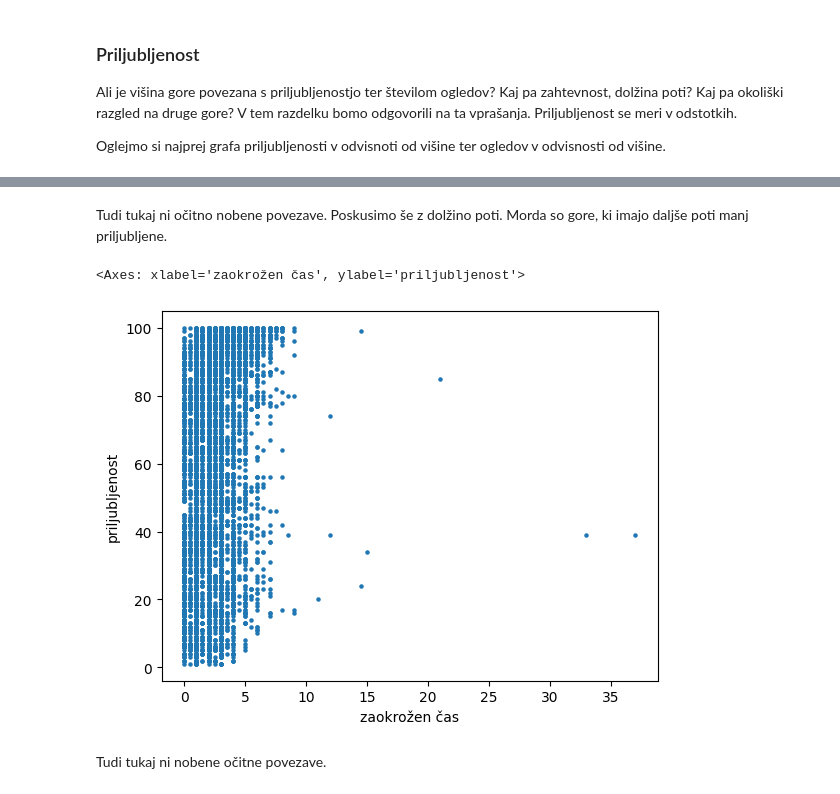
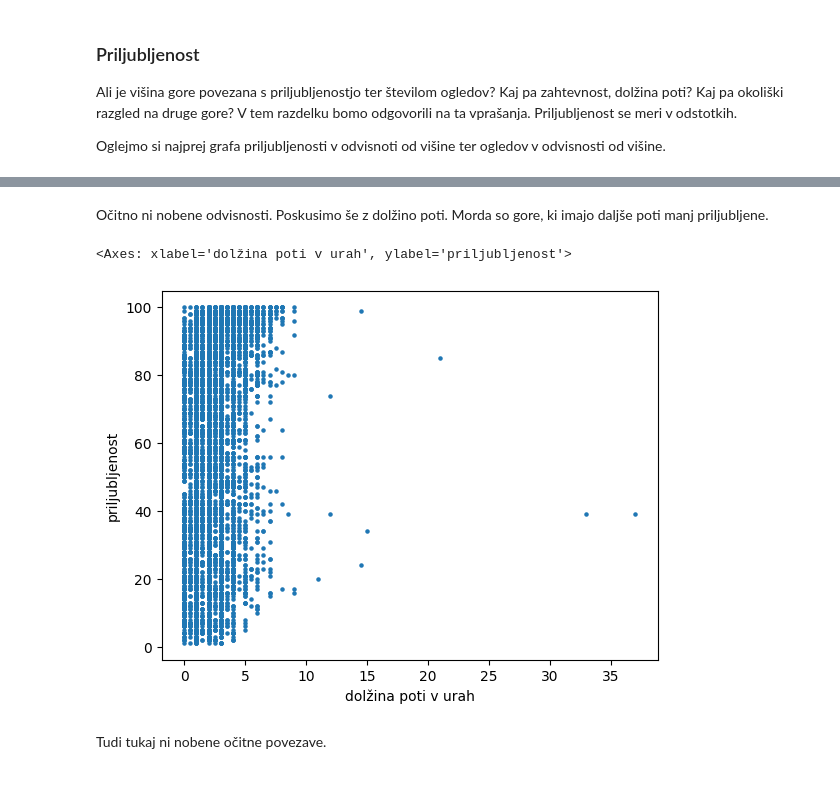
Before and after one commit to tilenzabkar/uvp-projektna-naloga, a Jupyter notebook: analiza.ipynb, the cells around one changed output, grey strips where cells are left out. Cells and saved outputs as stored; diff of their text form; code cells hidden in the pictures.

```diff
--- a/analiza.ipynb
+++ b/analiza.ipynb
@@ -166,35 +188,35 @@ gore.plot.scatter(x= "višina", y="število ogledov", s = 3, title="Število ogl
 # %% [markdown]
-Tudi tukaj ni očitno nobene povezave. Poskusimo še z dolžino poti. Morda so gore, ki imajo daljše poti manj priljubljene.
+Očitno ni nobene odvisnosti. Poskusimo še z dolžino poti. Morda so gore, ki imajo daljše poti manj priljubljene.
 # %%
 gore_z_potmi = pd.merge(gore, gore_poti, left_on="id", right_on="id")
 
 def zaokrozi_cas(cas):
     ure_minute = cas.split(" ")
     if len(ure_minute) == 2 and "h" in ure_minute:      #samo ure
         return int(ure_minute[0])
     elif len(ure_minute) == 2 and "min" in ure_minute:       #samo minute
         minute = int(ure_minute[0])
         if minute < 30:
             return 0
         elif minute == 30:
             return 0.5
         else:
             return 1
     else:
         ure = int(ure_minute[0])
         minute = int(ure_minute[2])
         if minute < 30:
             return ure
         elif minute == 30:
             return ure + 0.5
         else:
             return ure + 1
 
-gore_z_potmi["zaokrožen čas"] = gore_z_potmi["čas"].apply(zaokrozi_cas)
-gore_z_potmi.plot.scatter(x = "zaokrožen čas", y="priljubljenost", s=5)
+gore_z_potmi["dolžina poti v urah"] = gore_z_potmi["čas"].apply(zaokrozi_cas)
+gore_z_potmi.plot.scatter(x = "dolžina poti v urah", y="priljubljenost", s=5)
 # %% [output]
-<Axes: xlabel='zaokrožen čas', ylabel='priljubljenost'>
+<Axes: xlabel='dolžina poti v urah', ylabel='priljubljenost'>
-[figure, old version]
+[figure, new version]
 # %% [markdown]
 Tudi tukaj ni nobene očitne povezave.
 # %% [markdown]
```
Also changed, not shown: parts of 35 cells of this notebook, 6 other files.
